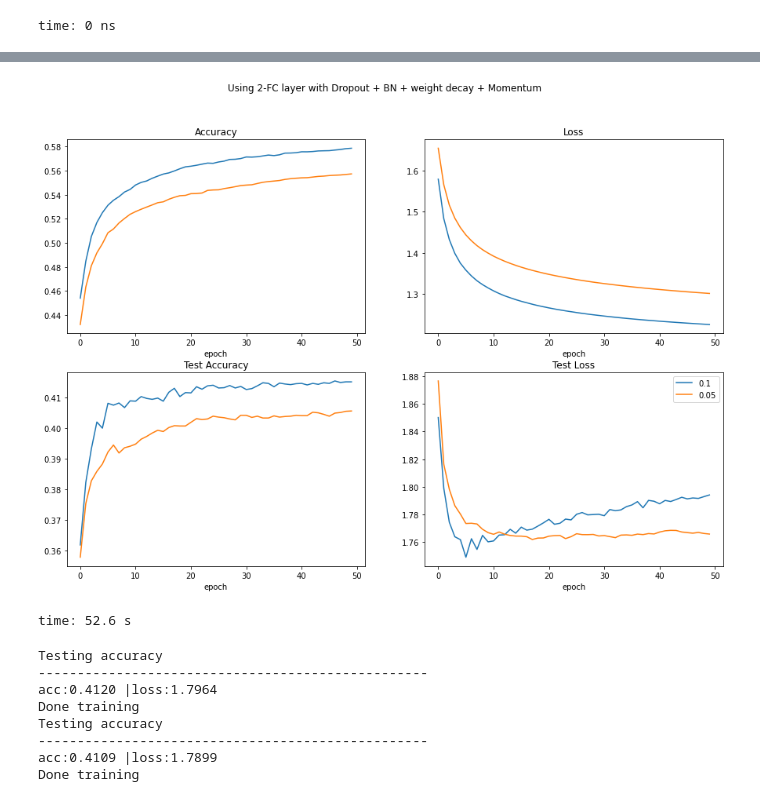
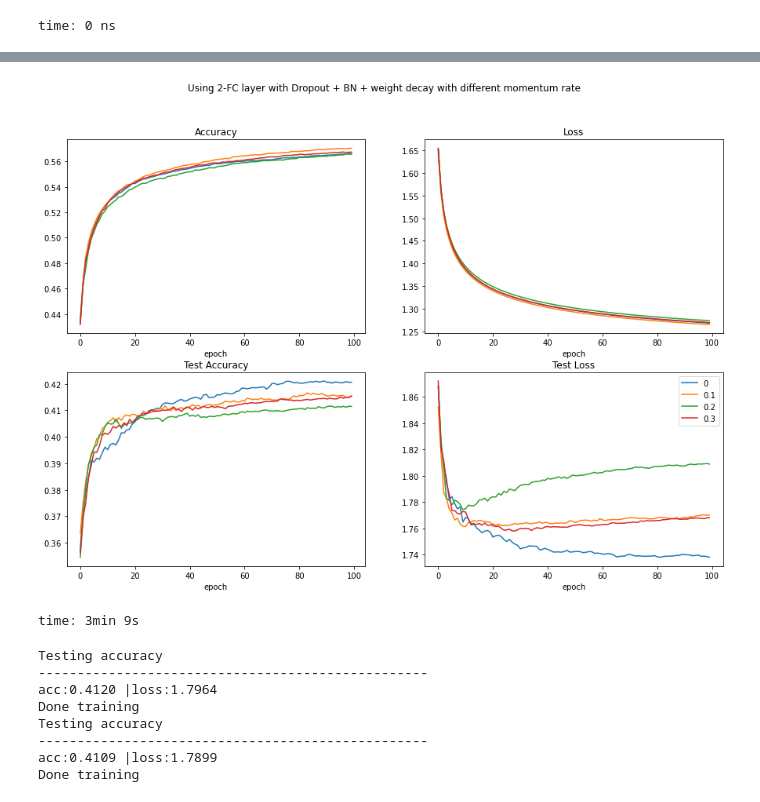
Before and after one commit to jhnliu/comp5349, a Jupyter notebook: final_experiment.ipynb, the cells around one changed output, grey strips where cells are left out. Saved outputs shown, nothing was run; the diff lists cells and outputs as text; code cells hidden in the pictures.

```diff
--- a/final_experiment.ipynb
+++ b/final_experiment.ipynb
@@ -1259,9 +1258,9 @@ def experiment(epochs, batch_size, learning_rate, dropout_rate, all_acc, all_los
 time: 0 ns
 # %%
 #Set some of the paramaters for the training process
-epochs = 50
+epochs = 100
 batch_size = 128
-learning_rate = [0.1, 0.05, 0.01, 0.005]
+learning_rate = [0.05,0.01,0.005,0.001]
 dropout_rate = 0
 
 all_acc = []
@@ -1301,7 +1300,7 @@ plt.legend()
 plt.show()
 
 
-test_name = ['3f_lr_01', '3f_lr_005', '3f_lr_001', '3f_lr_0005']
+test_name = ['3f_lr_005', '3f_lr_001', '3f_lr_0005', '3f_lr_0001']
 
 acc_train_df, loss_train_df, all_test_acc, all_test_loss = save_info_df(test_names=test_name, new=True)
 # %% [output]
@@ -1450,10 +1450,11 @@ def experiment(epochs, batch_size, learning_rate, dropout_rate, all_acc, all_los
 time: 0 ns
 # %%
 #Set some of the paramaters for the training process
-epochs = 50
+epochs = 100
 batch_size = 128
 learning_rate = 0.01
-dropout_rate = [0,0.05,0.1,0.15,0.2]
+dropout_rate = [0,0.1,0.2,0.3,0.4]
+
 
 all_acc = []
 all_loss = []
@@ -1518,9 +1519,9 @@ time: 1min 32s
 # %%
 #Set some of the paramaters for the training process
-epochs = 50
+epochs = 100
 batch_size = 128
 learning_rate = 0.05
-dropout_rate = [0,0.05,0.1,0.15,0.2]
+dropout_rate = [0,0.1,0.2,0.3,0.4]
 
 all_acc = []
 all_loss = []
@@ -3101,7 +2943,7 @@ Done training
 
 #     return all_acc, all_loss
 # %%
-def experiment(epochs, batch_size, learning_rate, dropout_rate, all_acc, all_loss, all_test_acc, all_test_loss, y_train, y_test, weight_decay):
+def experiment(epochs, batch_size, learning_rate, dropout_rate, all_acc, all_loss, all_test_acc, all_test_loss, y_train, y_test, weight_decay, momentum):
 
     # Model architecture
     dense1 = dense(128,64, w_regularizer_l2 = 5e-4,b_regularizer_l2 = 5e-4)
@@ -3113,7 +2955,7 @@ def experiment(epochs, batch_size, learning_rate, dropout_rate, all_acc, all_los
 
     loss_activation = softmax_crossentropy_loss()
 
-    optimizer = Optimizer_SGD(learning_rate, decay=0.002, momentum= False)
+    optimizer = Optimizer_SGD(learning_rate, decay=0.002, momentum= 0)
 
     # Create list to save the accuracies and losses during training
     acc_train = []
@@ -3212,13 +3054,14 @@ def experiment(epochs, batch_size, learning_rate, dropout_rate, all_acc, all_los
         test_loss.append(testing_loss)
 
         if epoch % 10 == 0:
-            print(f"Epochs {epoch+1}/{epochs} => acc:{train_accuracy:.4f} |loss: {train_val_loss:.4f} |test_acc:{testing_accuracy:.4f} |test_loss: {testing_loss:.4f}, |precision: {p:.4f}, |recall: {r:.4f}, |f1-score: {f:.4f}")
+            print(f"Epochs {epoch+1}/{epochs} => acc:{train_accuracy:.4f} |loss: {train_val_loss:.4f} |test_acc:{testing_accuracy:.4f} |test_loss: {testing_loss:.4f}|f1-score: {f:.4f}") #precision: {p:.4f}, |recall: {r:.4f}
 
     all_acc.append(acc_train)
     all_loss.append(loss_train)
     all_test_acc.append(test_acc)
     all_test_loss.append(test_loss)
 
+    print(f"Epochs {epoch+1}/{epochs} => acc:{train_accuracy:.4f} |loss: {train_val_loss:.4f} |test_acc:{testing_accuracy:.4f} |test_loss: {testing_loss:.4f}|f1-score: {f:.4f}") #precision: {p:.4f}, |recall: {r:.4f}
     print('Done Training')
     print('='* 50)
 
@@ -3228,49 +3071,50 @@ def experiment(epochs, batch_size, learning_rate, dropout_rate, all_acc, all_los
 time: 0 ns
 # %%
 #Set some of the paramaters for the training process
-epochs = 50
+epochs = 100
 batch_size = 128
-learning_rate = [0.1, 0.05]
+learning_rate = 0.05
 dropout_rate = 0
 weight_decay = 0.0005
+momentum = [0,0.1,0.2,0.3]
 
 all_acc = []
 all_loss = []
 all_test_acc = []
 all_test_loss = []
 
-for i in learning_rate:
-    experiment(epochs, batch_size, i, dropout_rate, all_acc, all_loss, all_test_acc, all_test_loss, y_train, y_test, weight_decay)
+for i in momentum:
+    experiment(epochs, batch_size, learning_rate, dropout_rate, all_acc, all_loss, all_test_acc, all_test_loss, y_train, y_test, weight_decay, i)
 
 
 fig, axs = plt.subplots(2,2, figsize=(15,10))
 
 for label, i in enumerate(all_acc):
-    axs[0,0].plot(i, label=learning_rate[label])
+    axs[0,0].plot(i, label=momentum[label])
     axs[0,0].set_title("Accuracy")
     axs[0,0].set_xlabel("epoch")
 
 for label, i in enumerate(all_loss):
-    axs[0,1].plot(i, label=learning_rate[label])
+    axs[0,1].plot(i, label=momentum[label])
     axs[0,1].set_title("Loss")
     axs[0,1].set_xlabel("epoch")
 
 for label, i in enumerate(all_test_acc):
-    axs[1,0].plot(i, label=learning_rate[label])
+    axs[1,0].plot(i, label=momentum[label])
     axs[1,0].set_title("Test Accuracy")
     axs[1,0].set_xlabel("epoch")
 
 for label, i in enumerate(all_test_loss):
-    axs[1,1].plot(i, label=learning_rate[label])
+    axs[1,1].plot(i, label=momentum[label])
     axs[1,1].set_title("Test Loss")
     axs[1,1].set_xlabel("epoch")
 
-fig.suptitle('Using 2-FC layer with Dropout + BN + weight decay + Momentum')
+fig.suptitle('Using 2-FC layer with Dropout + BN + weight decay with different momentum rate')
 plt.legend()
 plt.show()
 
 
-test_name = ['2f_dr_02_wg_00005_lr_01_bn_mom', '2f_dr_02_wg_00005_lr_005_bn_mom']
+test_name = ['2f_wg_00005_lr_005_bn_mom_0', '2f_wg_00005_lr_005_bn_mom_01', '2f_wg_00005_lr_005_bn_mom_02', '2f_wg_00005_lr_005_bn_mom_03']
 
 acc_train_df, loss_train_df, all_test_acc, all_test_loss = save_info_df(test_names=test_name, new=True)
 # %% [output]
@@ -3295,5 +3138,5 @@ Done Training
-[figure, old version]
+[figure, new version]
-time: 52.6 s
+time: 3min 9s
 # %%
 # #Set some of the paramaters for the training process
 # epochs = 50
```
Also changed, not shown: parts of 55 cells of this notebook, 1 other file.
